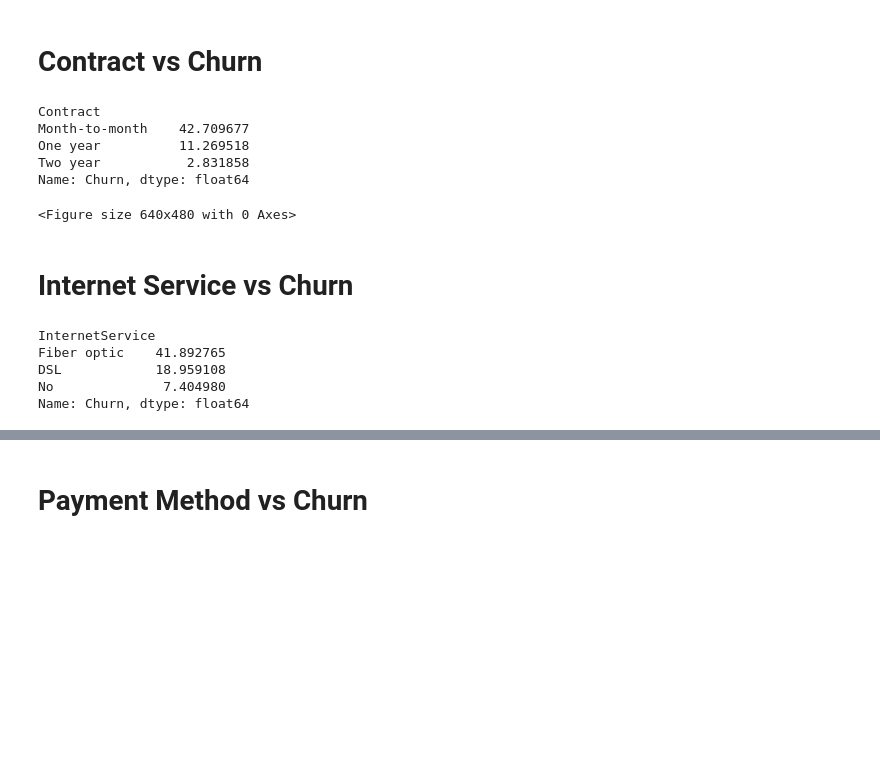
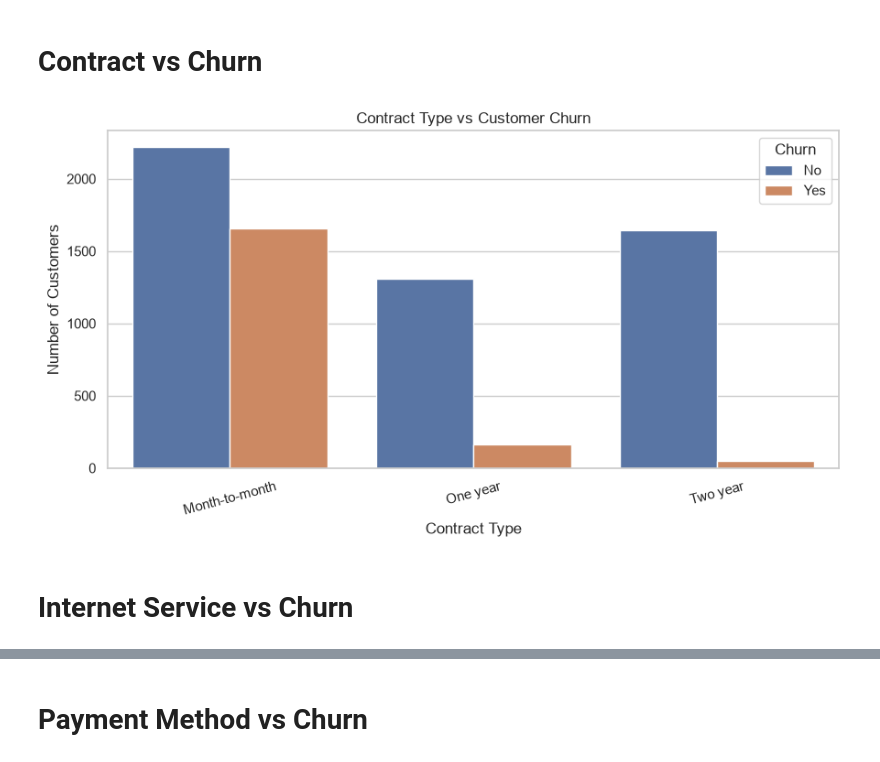
Before and after one commit to N33raj11/Telco-Customer-Churn-Analysis, a Jupyter notebook: notebooks/EDA.ipynb, the cells around one changed output, grey strips where cells are left out. Cells and saved outputs as stored; diff of their text form; code cells hidden in the pictures; blank space fills up the shorter version.

Commit message:
Update Telco Customer Churn EDA

```diff
--- a/notebooks/EDA.ipynb
+++ b/notebooks/EDA.ipynb
@@ -486,52 +486,31 @@ plt.show()
 [figure]
 # %% [markdown]
 # Contract vs Churn
-# %%
-contract_churn = (
-    df.groupby("Contract")["Churn"]
-    .apply(lambda x: (x == "Yes").mean() * 100)
-    .sort_values(ascending=False)
-)
-
-contract_churn
-# %% [output]
-Contract
-Month-to-month    42.709677
-One year          11.269518
-Two year           2.831858
-Name: Churn, dtype: float64
 # %%
-fig = px.bar(
-    contract_churn.reset_index(),
+plt.figure(figsize=(9, 5))
+
+sns.countplot(
+    data=df,
     x="Contract",
-    y="Churn",
-    title="Churn Rate by Contract Type",
-    labels={"Churn": "Churn Rate (%)"},
-    text="Churn"
+    hue="Churn"
 )
+
+plt.title("Contract Type vs Customer Churn")
+plt.xlabel("Contract Type")
+plt.ylabel("Number of Customers")
+plt.xticks(rotation=15)
+plt.tight_layout()
 
 plt.savefig(
     os.path.join(reports_folder, "05_contract_vs_churn.png"),
     dpi=300,
     bbox_inches="tight"
 )
-fig.show()
+
+plt.show()
+plt.close()
 # %% [output]
-<Figure size 640x480 with 0 Axes>
+[figure, added]
 # %% [markdown]
 # Internet Service vs Churn
-# %%
-internet_churn = (
-    df.groupby("InternetService")["Churn"]
-    .apply(lambda x: (x == "Yes").mean() * 100)
-    .sort_values(ascending=False)
-)
-
-internet_churn
-# %% [output]
-InternetService
-Fiber optic    41.892765
-DSL            18.959108
-No              7.404980
-Name: Churn, dtype: float64
 # %%
```
Also changed, not shown: parts of 5 cells of this notebook, 4 other files.
